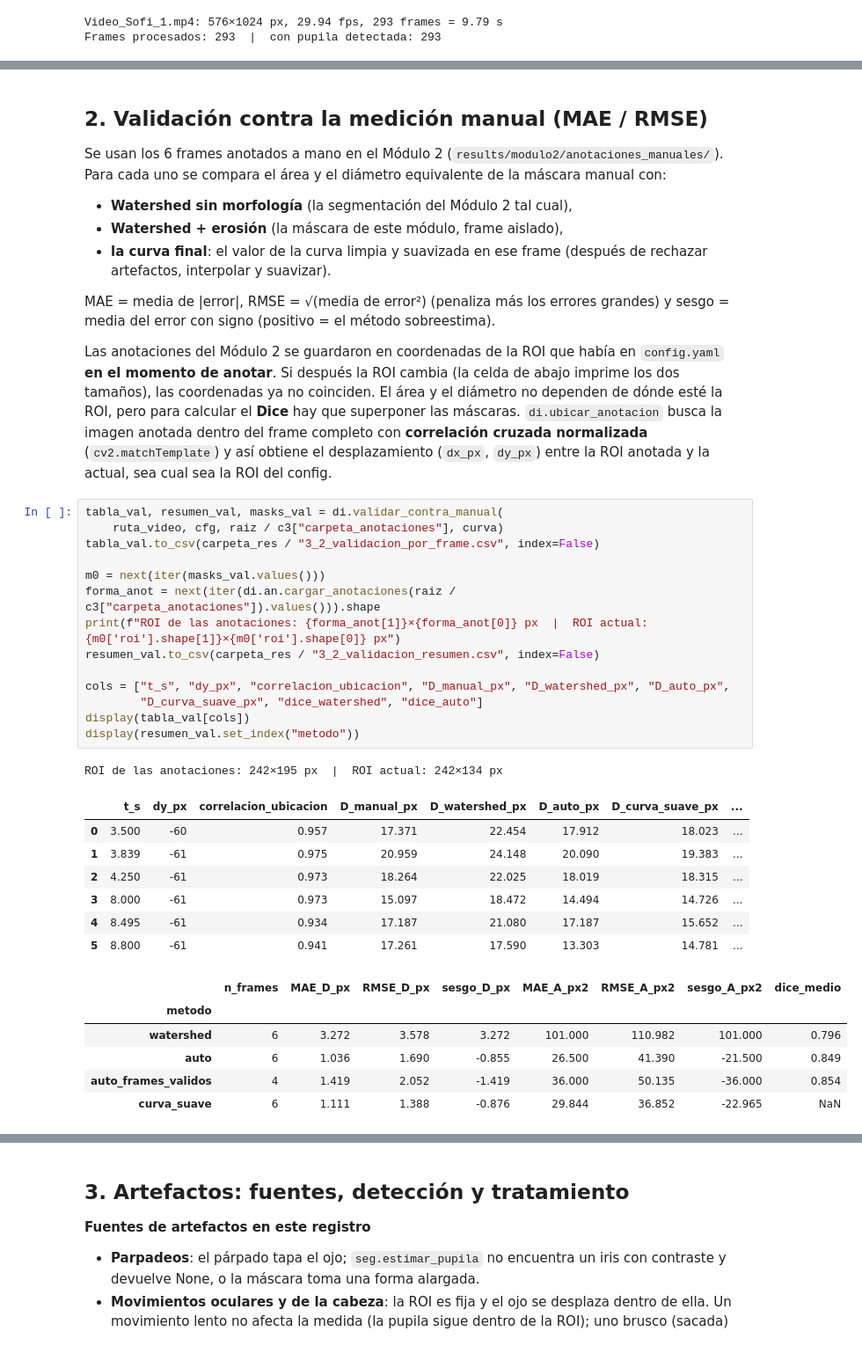
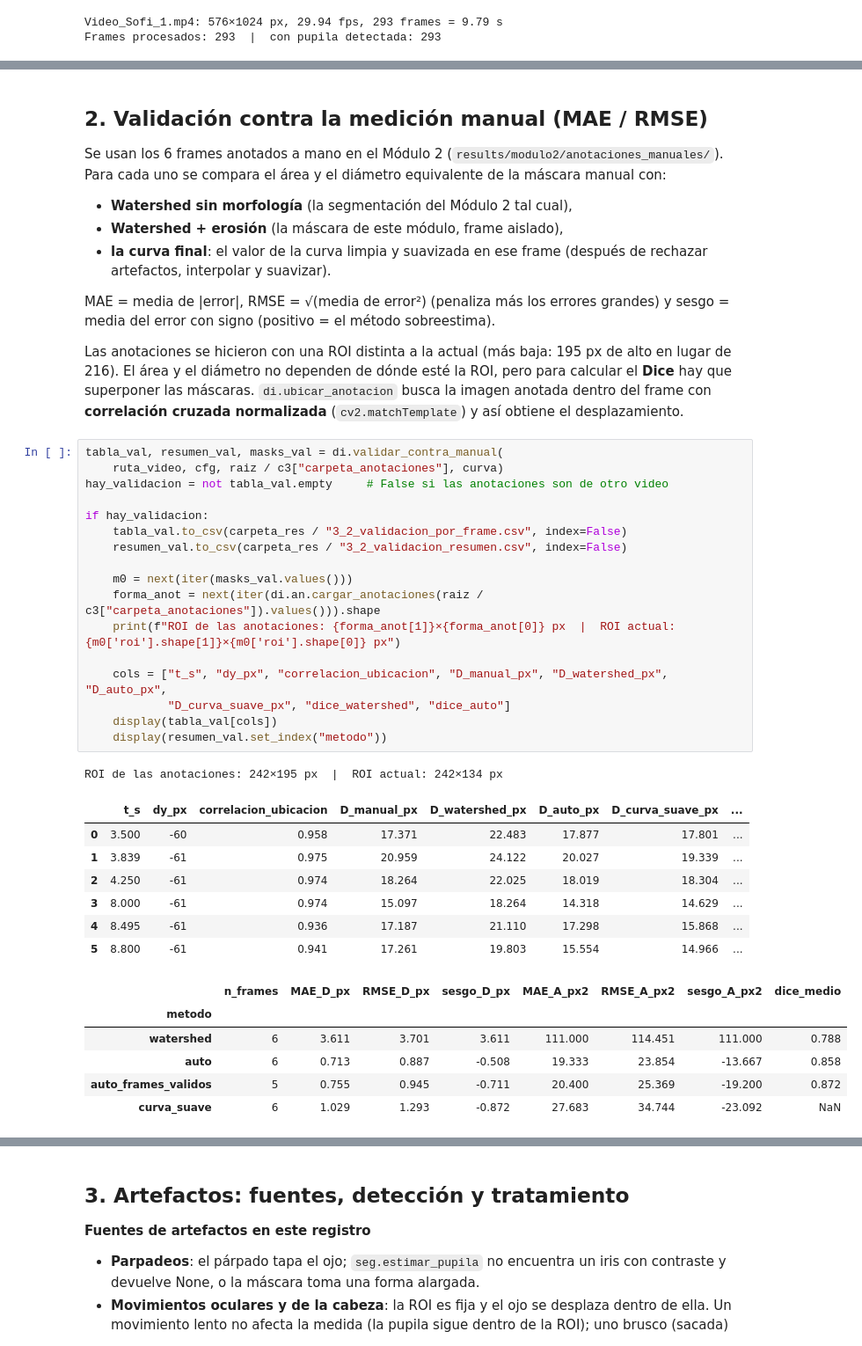
Before and after one commit to suthurralt/Guia-de-imagenes-biomedicas-G9-PSIB, a Jupyter notebook: notebooks/03_2_video_curva_temporal.ipynb, the cells around one changed output, grey strips where cells are left out. Shown at 88% size. Cells and saved outputs as stored; diff of their text form.

Commit message:
Comenté y corregí el módulo 3

```diff
--- a/notebooks/03_2_video_curva_temporal.ipynb
+++ b/notebooks/03_2_video_curva_temporal.ipynb
@@ -92,35 +92,38 @@ Se usan los 6 frames anotados a mano en el Módulo 2 (`results/modulo2/anotacion
 
 MAE = media de |error|, RMSE = √(media de error²) (penaliza más los errores grandes) y sesgo = media del error con signo (positivo = el método sobreestima).
 
-Las anotaciones del Módulo 2 se guardaron en coordenadas de la ROI que había en `config.yaml` **en el momento de anotar**. Si después la ROI cambia (la celda de abajo imprime los dos tamaños), las coordenadas ya no coinciden. El área y el diámetro no dependen de dónde esté la ROI, pero para calcular el **Dice** hay que superponer las máscaras. `di.ubicar_anotacion` busca la imagen anotada dentro del frame completo con **correlación cruzada normalizada** (`cv2.matchTemplate`) y así obtiene el desplazamiento (`dx_px`, `dy_px`) entre la ROI anotada y la actual, sea cual sea la ROI del config.
+Las anotaciones se hicieron con una ROI distinta a la actual (más baja: 195 px de alto en lugar de 216). El área y el diámetro no dependen de dónde esté la ROI, pero para calcular el **Dice** hay que superponer las máscaras. `di.ubicar_anotacion` busca la imagen anotada dentro del frame con **correlación cruzada normalizada** (`cv2.matchTemplate`) y así obtiene el desplazamiento.
 # %%
 tabla_val, resumen_val, masks_val = di.validar_contra_manual(
     ruta_video, cfg, raiz / c3["carpeta_anotaciones"], curva)
-tabla_val.to_csv(carpeta_res / "3_2_validacion_por_frame.csv", index=False)
+hay_validacion = not tabla_val.empty     # False si las anotaciones son de otro video
 
-m0 = next(iter(masks_val.values()))
-forma_anot = next(iter(di.an.cargar_anotaciones(raiz / c3["carpeta_anotaciones"]).values())).shape
-print(f"ROI de las anotaciones: {forma_anot[1]}×{forma_anot[0]} px  |  ROI actual: {m0['roi'].shape[1]}×{m0['roi'].shape[0]} px")
-resumen_val.to_csv(carpeta_res / "3_2_validacion_resumen.csv", index=False)
+if hay_validacion:
+    tabla_val.to_csv(carpeta_res / "3_2_validacion_por_frame.csv", index=False)
+    resumen_val.to_csv(carpeta_res / "3_2_validacion_resumen.csv", index=False)
 
-cols = ["t_s", "dy_px", "correlacion_ubicacion", "D_manual_px", "D_watershed_px", "D_auto_px",
-        "D_curva_suave_px", "dice_watershed", "dice_auto"]
-display(tabla_val[cols])
-display(resumen_val.set_index("metodo"))
+    m0 = next(iter(masks_val.values()))
+    forma_anot = next(iter(di.an.cargar_anotaciones(raiz / c3["carpeta_anotaciones"]).values())).shape
+    print(f"ROI de las anotaciones: {forma_anot[1]}×{forma_anot[0]} px  |  ROI actual: {m0['roi'].shape[1]}×{m0['roi'].shape[0]} px")
+
+    cols = ["t_s", "dy_px", "correlacion_ubicacion", "D_manual_px", "D_watershed_px", "D_auto_px",
+            "D_curva_suave_px", "dice_watershed", "dice_auto"]
+    display(tabla_val[cols])
+    display(resumen_val.set_index("metodo"))
 # %% [output]
 ROI de las anotaciones: 242×195 px  |  ROI actual: 242×134 px
 |  | t_s | dy_px | correlacion_ubicacion | D_manual_px | D_watershed_px | D_auto_px | D_curva_suave_px | ... |
-| 0 | 3.500 | -60 | 0.957 | 17.371 | 22.454 | 17.912 | 18.023 | ... |
-| 1 | 3.839 | -61 | 0.975 | 20.959 | 24.148 | 20.090 | 19.383 | ... |
-| 2 | 4.250 | -61 | 0.973 | 18.264 | 22.025 | 18.019 | 18.315 | ... |
-| 3 | 8.000 | -61 | 0.973 | 15.097 | 18.472 | 14.494 | 14.726 | ... |
-| 4 | 8.495 | -61 | 0.934 | 17.187 | 21.080 | 17.187 | 15.652 | ... |
-| 5 | 8.800 | -61 | 0.941 | 17.261 | 17.590 | 13.303 | 14.781 | ... |
+| 0 | 3.500 | -60 | 0.958 | 17.371 | 22.483 | 17.877 | 17.801 | ... |
+| 1 | 3.839 | -61 | 0.975 | 20.959 | 24.122 | 20.027 | 19.339 | ... |
+| 2 | 4.250 | -61 | 0.974 | 18.264 | 22.025 | 18.019 | 18.304 | ... |
+| 3 | 8.000 | -61 | 0.974 | 15.097 | 18.264 | 14.318 | 14.629 | ... |
+| 4 | 8.495 | -61 | 0.936 | 17.187 | 21.110 | 17.298 | 15.868 | ... |
+| 5 | 8.800 | -61 | 0.941 | 17.261 | 19.803 | 15.554 | 14.966 | ... |
 |  | n_frames | MAE_D_px | RMSE_D_px | sesgo_D_px | MAE_A_px2 | RMSE_A_px2 | sesgo_A_px2 | dice_medio |
 | metodo |  |  |  |  |  |  |  |  |
-| watershed | 6 | 3.272 | 3.578 | 3.272 | 101.000 | 110.982 | 101.000 | 0.796 |
-| auto | 6 | 1.036 | 1.690 | -0.855 | 26.500 | 41.390 | -21.500 | 0.849 |
-| auto_frames_validos | 4 | 1.419 | 2.052 | -1.419 | 36.000 | 50.135 | -36.000 | 0.854 |
-| curva_suave | 6 | 1.111 | 1.388 | -0.876 | 29.844 | 36.852 | -22.965 | NaN |
+| watershed | 6 | 3.611 | 3.701 | 3.611 | 111.000 | 114.451 | 111.000 | 0.788 |
+| auto | 6 | 0.713 | 0.887 | -0.508 | 19.333 | 23.854 | -13.667 | 0.858 |
+| auto_frames_validos | 5 | 0.755 | 0.945 | -0.711 | 20.400 | 25.369 | -19.200 | 0.872 |
+| curva_suave | 6 | 1.029 | 1.293 | -0.872 | 27.683 | 34.744 | -23.092 | NaN |
 # %%
 # Contornos manual / automático en cada frame anotado
```
Also changed, not shown: parts of 17 cells of this notebook, 18 other files.
